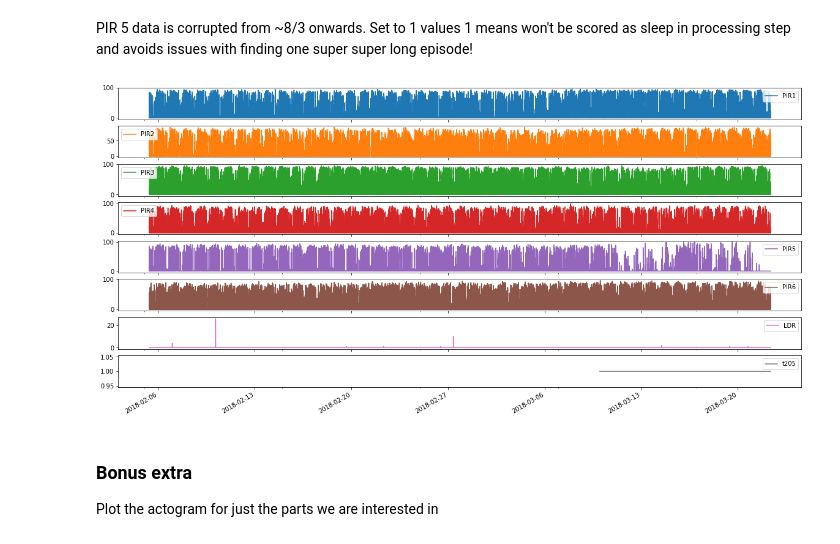
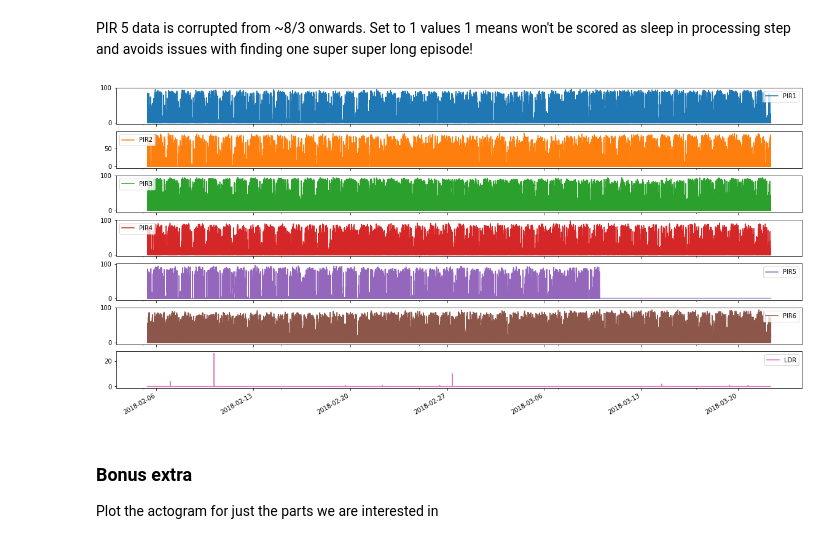
Before and after one commit to A-Fisk/P2_circ_disruption, a Jupyter notebook: 01_createfiles/01_notebooks/01_t20_create.ipynb, the cells around one changed output. Cells and saved outputs as stored; diff of their text form; code cells hidden in the pictures.

Commit message:
Updates lights in singly housed data

```diff
--- a/01_createfiles/01_notebooks/01_t20_create.ipynb
+++ b/01_createfiles/01_notebooks/01_t20_create.ipynb
@@ -172,10 +172,10 @@ PIR 5 data is corrupted from ~8/3 onwards. Set to 1 values
 1 means won't be scored as sleep in processing step and avoids issues with
 finding one super super long episode!
 # %%
-data_annotated.loc["2018-03-10":,"t205"] = 1
+data_annotated.loc["2018-03-10":,"PIR5"] = 1
 quickplot(data_annotated.loc[dd_start:dd_end])
 # %% [output]
-[figure, old version]
+[figure, new version]
 # %%
 data_reset = data_annotated.reset_index()
 index_to_use = [data_reset.columns[-1], data_reset.columns[0]]
```
